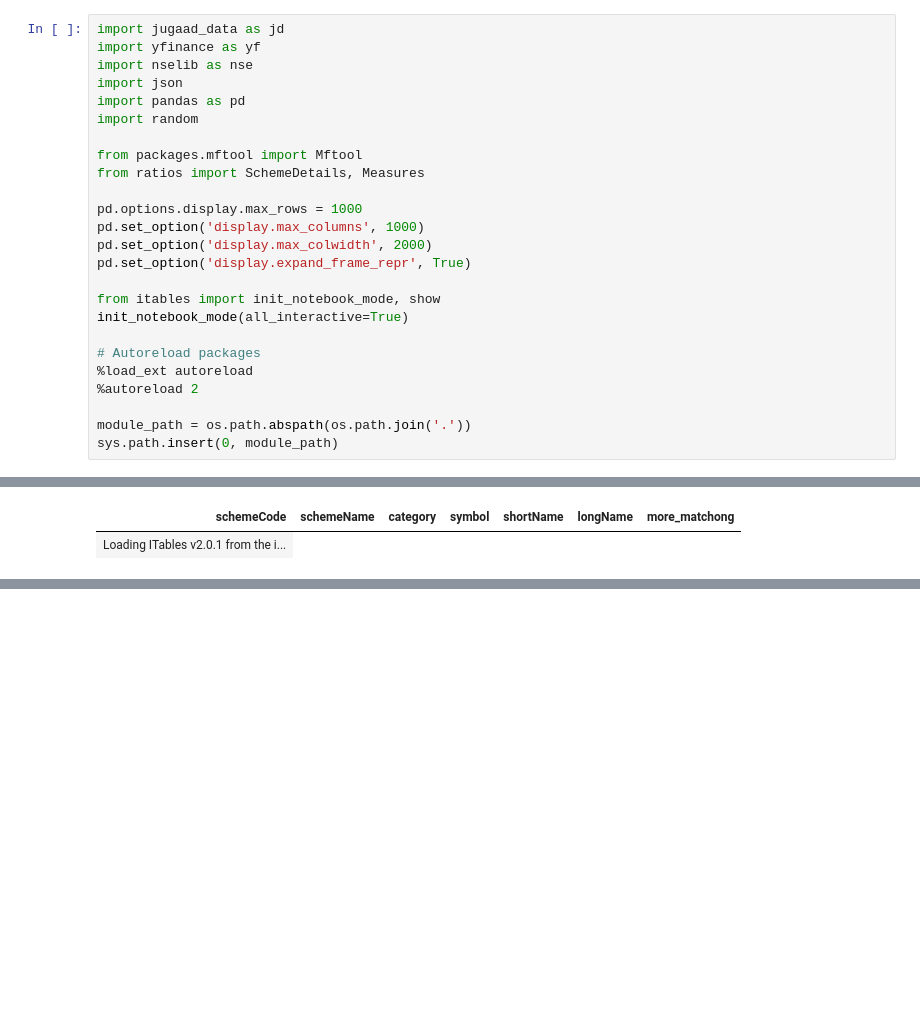
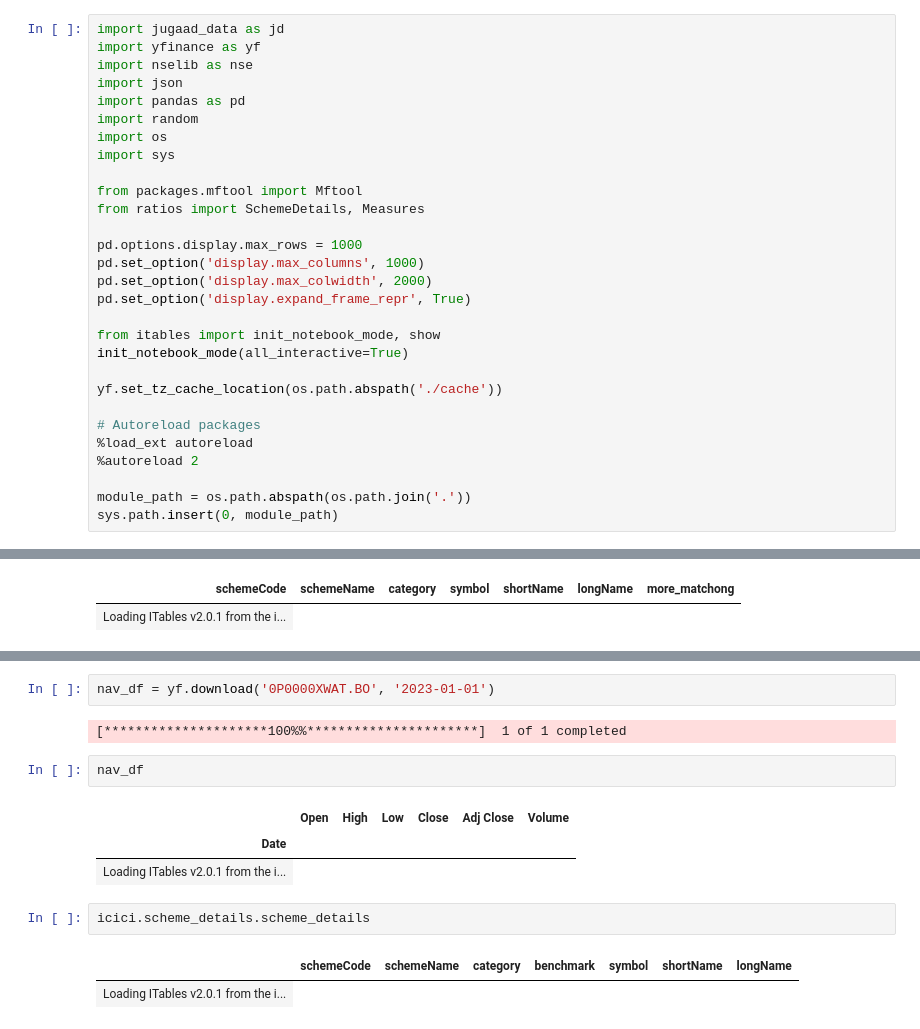
Before and after one commit to prayansh1996/investment-analysis, a Jupyter notebook: MutualFunds.ipynb, the cells around one changed output, grey strips where cells are left out. Drawn from its saved outputs; the diff is of its cells as text; blank space fills up the shorter version.

```diff
--- a/MutualFunds.ipynb
+++ b/MutualFunds.ipynb
@@ -5,6 +5,8 @@ import nselib as nse
 import json
 import pandas as pd
 import random
+import os
+import sys
 
 from packages.mftool import Mftool
 from ratios import SchemeDetails, Measures
@@ -17,6 +19,8 @@ pd.set_option('display.expand_frame_repr', True)
 from itables import init_notebook_mode, show
 init_notebook_mode(all_interactive=True)
 
+yf.set_tz_cache_location(os.path.abspath('./cache'))
+
 # Autoreload packages
 %load_ext autoreload
 %autoreload 2
@@ -352,0 +351,15 @@ nan
+# %%
+nav_df = yf.download('0P0000XWAT.BO', '2023-01-01')
+# %% [output]
+[*********************100%%**********************]  1 of 1 completed
+# %%
+nav_df
+# %% [output]
+|  | Open | High | Low | Close | Adj Close | Volume |
+| Date |  |  |  |  |  |  |
+| Loading ITables v2.0.1 from the i... |
+# %%
+icici.scheme_details.scheme_details
+# %% [output]
+|  | schemeCode | schemeName | category | benchmark | symbol | shortName | longName |
+| Loading ITables v2.0.1 from the i... |
```
Also changed, not shown: parts of 24 cells of this notebook, 1 other file.
